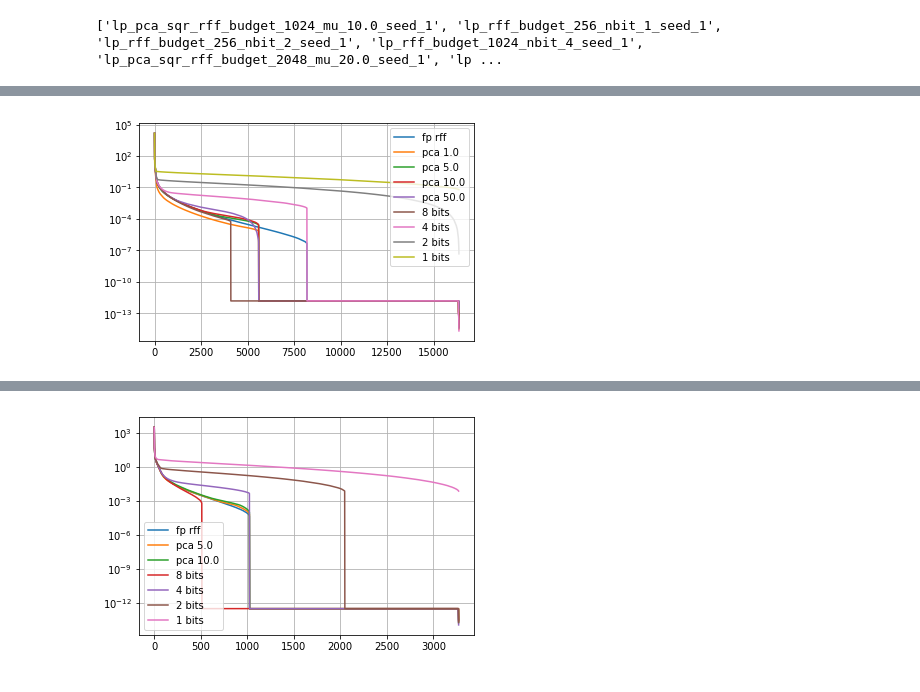
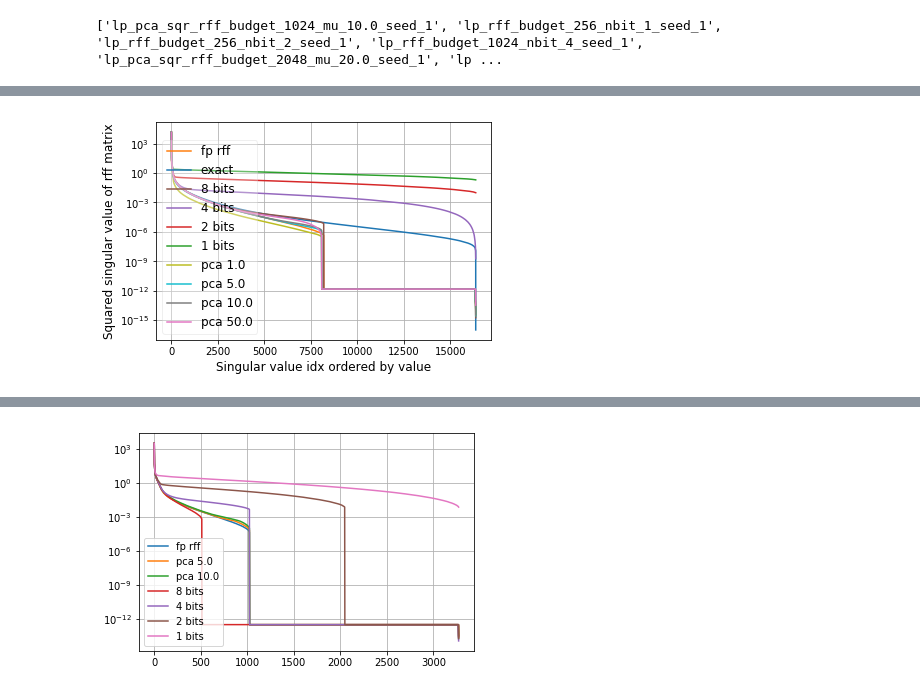
Before and after one commit to JianGoForIt/lp_rffs, a Jupyter notebook: kernel_reg/notebook/Visual-spectrum-pca-rff.ipynb, the cells around one changed output, grey strips where cells are left out. Cells and saved outputs as stored; diff of their text form; code cells hidden in the pictures.

```diff
--- a/kernel_reg/notebook/Visual-spectrum-pca-rff.ipynb
+++ b/kernel_reg/notebook/Visual-spectrum-pca-rff.ipynb
@@ -6,6 +15,6 @@ import cPickle as cp
 # %%
 with open("./spectrum_rff_pca_sqr_with_l2_n_base_feat_1024.pkl", "r") as f:
     spectrums = cp.load(f)
-with open("./results_rff_pca_sqr_with_l2_n_base_feat_1024.pkl", "r") as f:
-    results = cp.load(f)
+# with open("./results_rff_pca_sqr_with_l2_n_base_feat_1024.pkl", "r") as f:
+#     results = cp.load(f)
 # %%
@@ -79,17 +82,0 @@ plt.show()
-# %%
-plt.figure()
-plt.semilogy(spectrums["fp_rff_error"], label="fp rff")
-plt.semilogy(spectrums["lp_pca_sqr_rff_budget_1024_mu_1.0_seed_1"], label="pca 1.0")
-plt.semilogy(spectrums["lp_pca_sqr_rff_budget_1024_mu_5.0_seed_1"], label="pca 5.0")
-plt.semilogy(spectrums["lp_pca_sqr_rff_budget_1024_mu_10.0_seed_1"], label="pca 10.0")
-plt.semilogy(spectrums["lp_pca_sqr_rff_budget_1024_mu_50.0_seed_1"], label="pca 50.0")
-plt.semilogy(spectrums["lp_rff_budget_1024_nbit_8_seed_1"], label="8 bits")
-plt.semilogy(spectrums["lp_rff_budget_1024_nbit_4_seed_1"], label="4 bits")
-plt.semilogy(spectrums["lp_rff_budget_1024_nbit_2_seed_1"], label="2 bits")
-plt.semilogy(spectrums["lp_rff_budget_1024_nbit_1_seed_1"], label="1 bits")
-plt.legend()
-# plt.xlim([0, 2048])
-plt.grid()
-plt.show()
-# %% [output]
-[figure, removed]
@@ -95,0 +86,22 @@ plt.show()
+# %%
+plt.figure()
+plt.semilogy(spectrums["fp_rff_error"], label="fp rff", color=colors_dict["fp"])
+plt.semilogy(spectrums_exact, label="exact", color=colors_dict["exact"])
+plt.semilogy(spectrums["lp_rff_budget_2048_nbit_8_seed_1"], label="8 bits", color=colors_dict["8"])
+plt.semilogy(spectrums["lp_rff_budget_2048_nbit_4_seed_1"], label="4 bits", color=colors_dict["4"])
+plt.semilogy(spectrums["lp_rff_budget_2048_nbit_2_seed_1"], label="2 bits", color=colors_dict["2"])
+plt.semilogy(spectrums["lp_rff_budget_2048_nbit_1_seed_1"], label="1 bits", color=colors_dict["1"])
+plt.semilogy(spectrums["lp_pca_sqr_rff_budget_2048_mu_1.0_seed_1"], label="pca 1.0", color=colors_dict["pca"])
+plt.semilogy(spectrums["lp_pca_sqr_rff_budget_2048_mu_5.0_seed_1"], label="pca 5.0", color=colors_dict["pca_2"])
+plt.semilogy(spectrums["lp_pca_sqr_rff_budget_2048_mu_10.0_seed_1"], label="pca 10.0", color=colors_dict["32"])
+plt.semilogy(spectrums["lp_pca_sqr_rff_budget_2048_mu_50.0_seed_1"], label="pca 50.0", color=colors_dict["16"])
+
+plt.legend()
+plt.grid()
+plt.legend(framealpha=0.3, fontsize=12)
+plt.ylabel("Squared singular value of rff matrix", fontsize=12)
+plt.xlabel("Singular value idx ordered by value", fontsize=12)
+plt.savefig("../../notes/figures/pca_sqr_rff_spectrum_base_8192_budget_2048.pdf")
+plt.show()
+# %% [output]
+[figure, added]
```
Also changed, not shown: parts of 13 cells of this notebook, 2 other files.
